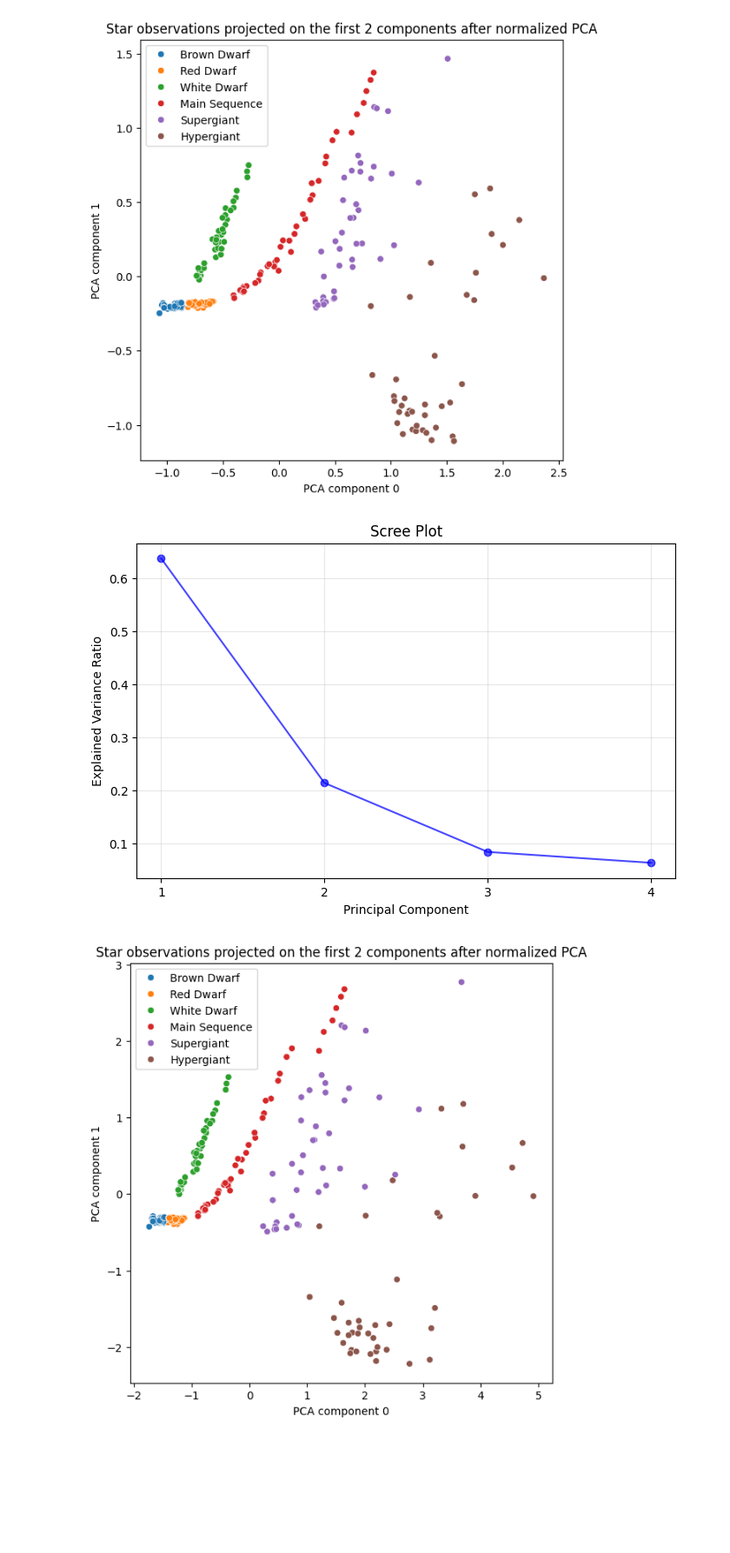
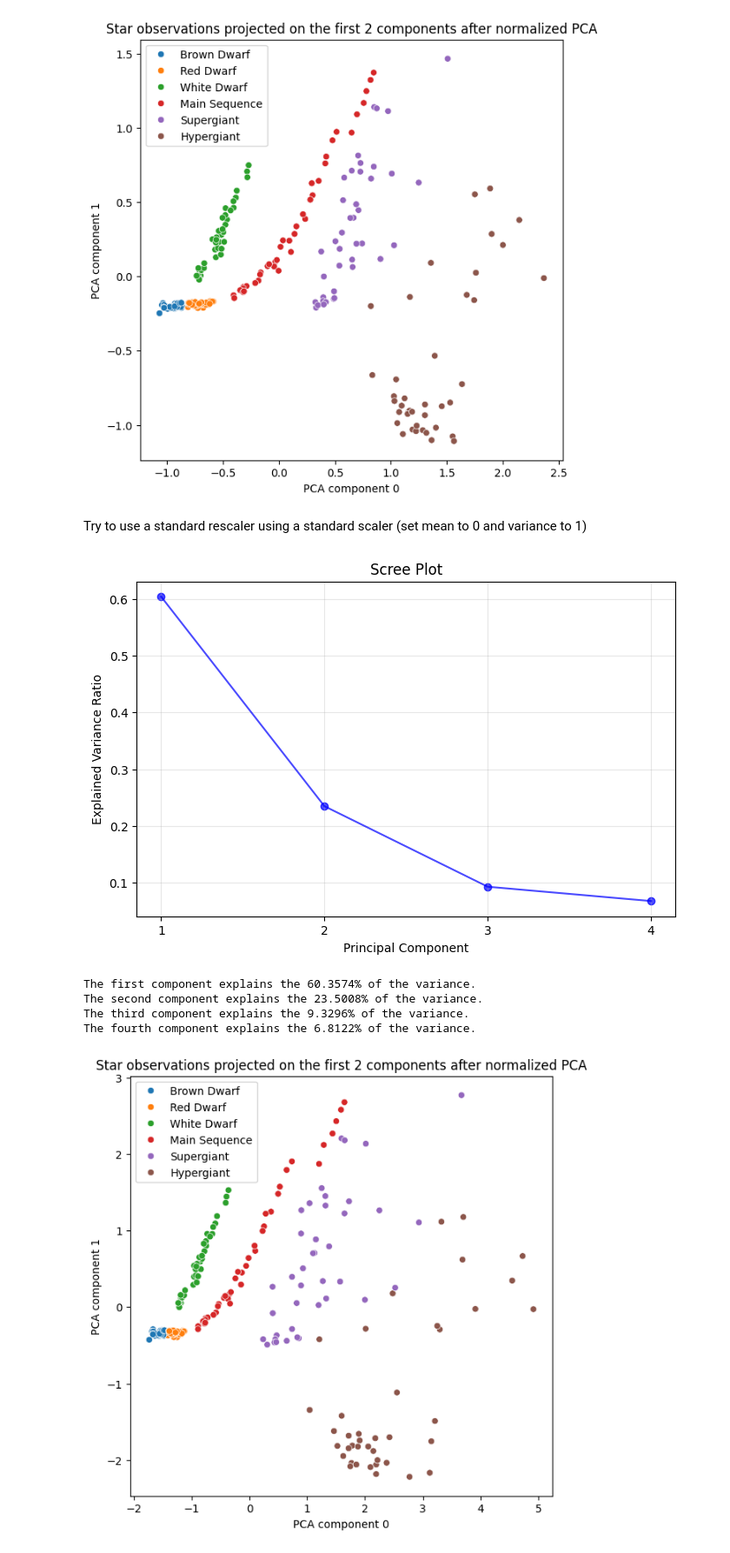
Before and after one commit to tgrisetti/astrostatistics_bicocca_2025, a Jupyter notebook: working/S15.ipynb, the cells around one changed output. Shown at 87% size. Saved outputs shown, nothing was run; the diff lists cells and outputs as text; code cells hidden in the pictures; blank space fills up the shorter version.

```diff
--- a/working/S15.ipynb
+++ b/working/S15.ipynb
@@ -205,28 +224,37 @@ plt.title("Star observations projected on the first 2 components after normalize
 plt.show()
 # %% [output]
 [figure]
+# %% [markdown]
+Try to use a standard rescaler using a standard scaler (set mean to 0 and variance to 1)
 # %%
-# Try to use a rescale using a standard scaler (set mean to 0 and variance to 1)
-
 scaler = StandardScaler()
 X = scaler.fit_transform(X)
 
 pca_standard_scaler = PCA()
 standard_projected_stars = pca_standard_scaler.fit_transform(X)
 
 # Scree plot to see the variance of each component
 explained_variance_standard = pca_standard_scaler.explained_variance_ratio_
 plt.figure(figsize=(8, 5))
-plt.scatter(range(1, len(explained_variance_manual) + 1), explained_variance_manual, alpha=0.7, color='blue')
-plt.plot(range(1, len(explained_variance_manual) + 1), explained_variance_manual, color='blue', alpha=0.7)
+plt.scatter(range(1, len(explained_variance_standard) + 1), explained_variance_standard, alpha=0.7, color='blue')
+plt.plot(range(1, len(explained_variance_standard) + 1), explained_variance_standard, color='blue', alpha=0.7)
 plt.xlabel('Principal Component')
 plt.ylabel('Explained Variance Ratio')
 plt.title('Scree Plot')
-plt.xticks(range(1, len(explained_variance_manual) + 1))
+plt.xticks(range(1, len(explained_variance_standard) + 1))
 plt.grid(alpha=0.3)
 plt.show()
+
+print("The first component explains the {:.4f}% of the variance.".format(explained_variance_standard[0] * 100))
+print("The second component explains the {:.4f}% of the variance.".format(explained_variance_standard[1] * 100))
+print("The third component explains the {:.4f}% of the variance.".format(explained_variance_standard[2] * 100))
+print("The fourth component explains the {:.4f}% of the variance.".format(explained_variance_standard[3] * 100))
 # %% [output]
-[figure, old version]
+[figure, new version]
+The first component explains the 60.3574% of the variance.
+The second component explains the 23.5008% of the variance.
+The third component explains the 9.3296% of the variance.
+The fourth component explains the 6.8122% of the variance.
 # %%
 fig = plt.figure(figsize=(7, 7))
 sns.scatterplot(x=standard_projected_stars[:,0], y=standard_projected_stars[:,1], hue=labels)
```
Also changed, not shown: parts of 15 cells of this notebook.
